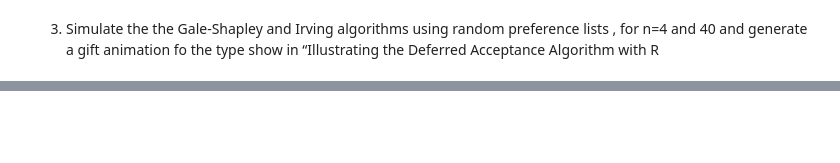
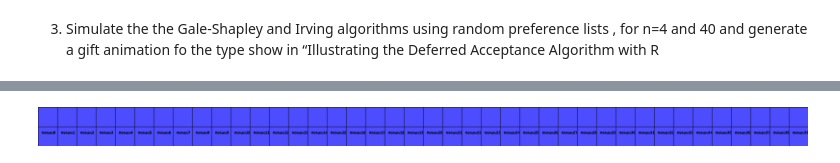
Before and after one commit to brubianop/AlgorithmsUN2023II, a Jupyter notebook: Lab7/brubianopGroup14Lab7.ipynb, the cells around one changed output, grey strips where cells are left out. Saved outputs shown, nothing was run; the diff lists cells and outputs as text; code cells hidden in the pictures; blank space fills up the shorter version.

```diff
--- a/Lab7/brubianopGroup14Lab7.ipynb
+++ b/Lab7/brubianopGroup14Lab7.ipynb
@@ -317,0 +500,7 @@ Average iterations: 327.8
+# %%
+#gif from n = 40 Irving algorithm
+from IPython.display import Image
+from IPython.display import display
+display(Image(filename='irving_animation40.gif'))
+# %% [output]
+[figure, added]
```
Also changed, not shown: parts of 10 cells of this notebook.
